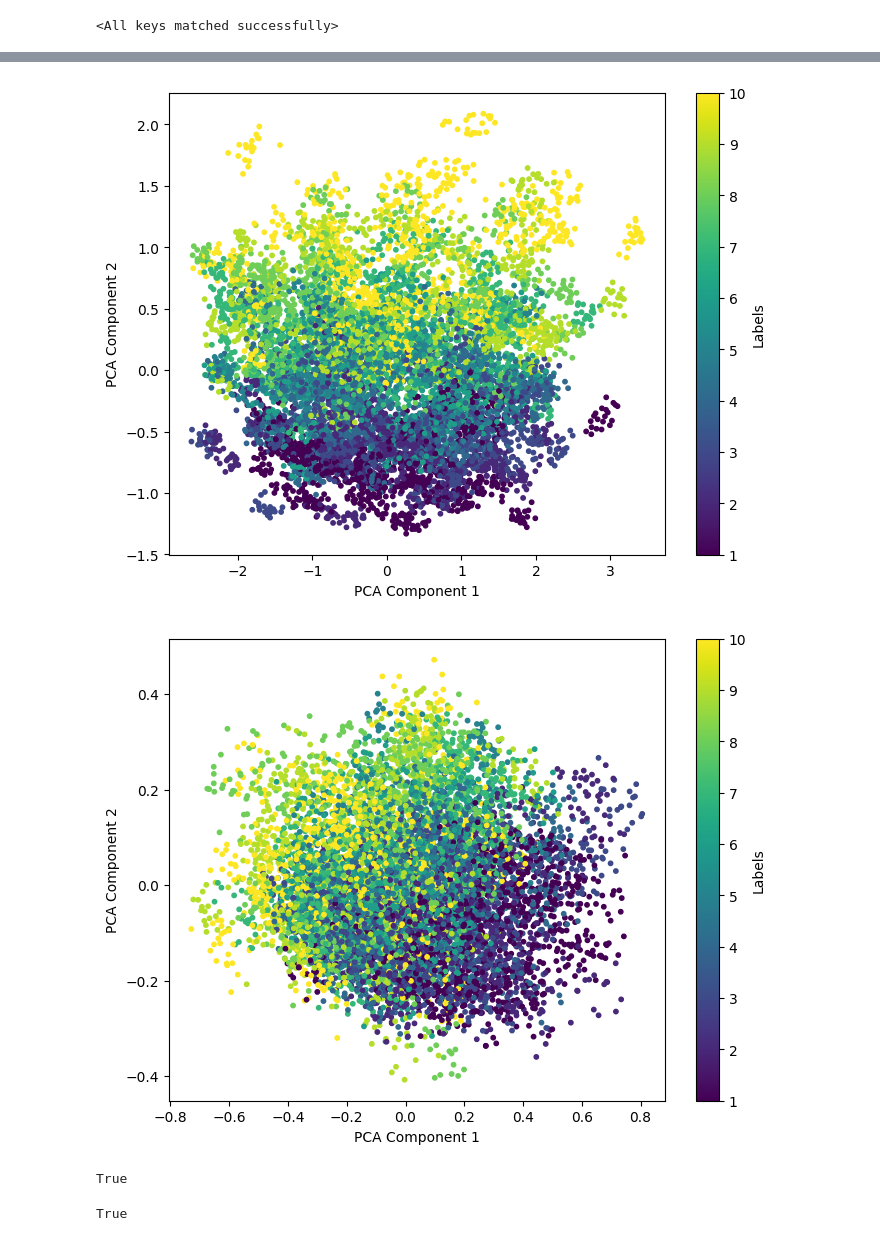
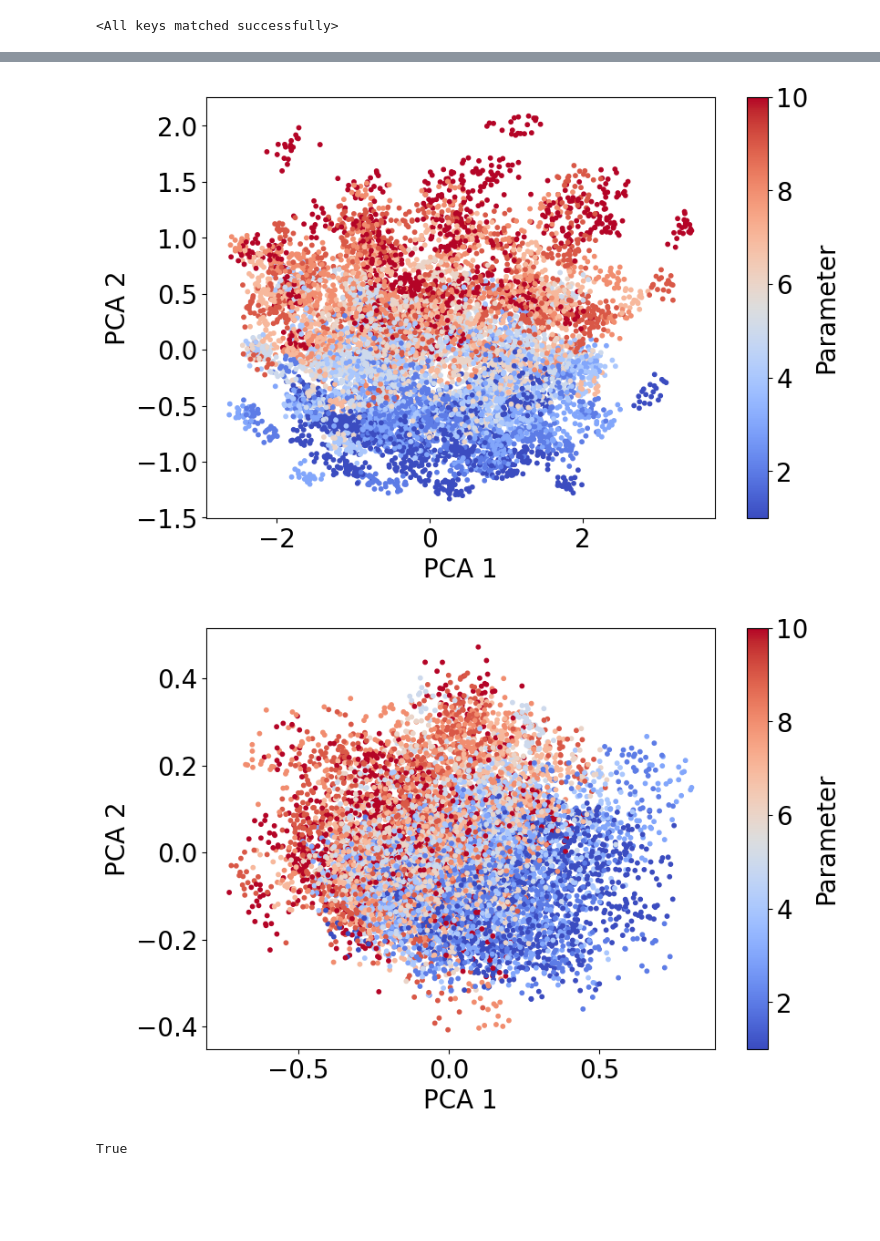
Before and after one commit to JackToppen/ABM-VAE-project, a Jupyter notebook: model.ipynb, the cells around one changed output, grey strips where cells are left out. Drawn from its saved outputs; the diff is of its cells as text; code cells hidden in the pictures; blank space fills up the shorter version.

Commit message:
figure updates

```diff
--- a/model.ipynb
+++ b/model.ipynb
@@ -862,7 +863,7 @@ Epoch[100/100] ELBO: -571.619, Error: 559.647, KL: 11.971
 CPU times: user 3h 2min 20s, sys: 2h 35min 24s, total: 5h 37min 44s
 Wall time: 18h 32min 58s
 # %%
-# spatial_vae = spatialVAE().to(device)
-# spatial_vae.load_state_dict(torch.load("spatial_vae.pt"))
+spatial_vae = spatialVAE().to(device)
+spatial_vae.load_state_dict(torch.load("spatial_vae.pt"))
 # %% [output]
 <All keys matched successfully>
@@ -869,40 +906,43 @@ Wall time: 18h 32min 58s
 # %%
+import matplotlib
 from sklearn.decomposition import PCA
 
 # Initialize an empty list to store latent space representations and labels
 latent_space_representations = []
 labels = []
 
 # Set VAE model to evaluation mode
 spatial_vae.eval()
 
 # Iterate over batches in train loader
 for batch_data, batch_labels, _ in train_loader:
     # Forward pass through VAE to obtain latent space representations
     with torch.no_grad():
         _, mu, _, _ = spatial_vae.encode(batch_data.to(device))
 
     # Append mu and labels to the respective lists
     latent_space_representations.append(mu.cpu().numpy())
     labels.append(batch_labels.cpu().numpy())
 
 # Concatenate or aggregate latent space representations from all batches
 latent_space_array = np.concatenate(latent_space_representations, axis=0)
 labels_array = np.concatenate(labels, axis=0)
 
 # Apply PCA to reduce dimensionality to 2 dimensions
 pca = PCA(n_components=2)
 latent_space_pca = pca.fit_transform(latent_space_array)
 
 # Visualize the PCA of the latent space with colors according to labels
-plt.figure(figsize=(8, 6))
-plt.scatter(latent_space_pca[:, 0], latent_space_pca[:, 1], c=labels_array, cmap='viridis', s=10)
-plt.xlabel('PCA Component 1')
-plt.ylabel('PCA Component 2')
-plt.colorbar(label='Labels')
+matplotlib.rcParams.update({'font.size': 20})
+plt.figure(figsize=(9, 6))
+plt.scatter(latent_space_pca[:, 0], latent_space_pca[:, 1], c=labels_array, cmap='coolwarm', s=10)
+plt.xlabel('PCA 1')
+plt.ylabel('PCA 2')
+plt.colorbar(label='Parameter')
+plt.savefig('spatial_mean_pca.pdf')
 plt.show()
 # %% [output]
-[figure, old version]
+[figure, new version]
 # %%
 from sklearn.decomposition import PCA
 
@@ -932,14 +972,15 @@ pca = PCA(n_components=2)
 latent_space_pca = pca.fit_transform(latent_space_array)
 
 # Visualize the PCA of the latent space with colors according to labels
-plt.figure(figsize=(8, 6))
-plt.scatter(latent_space_pca[:, 0], latent_space_pca[:, 1], c=labels_array, cmap='viridis', s=10)
-plt.xlabel('PCA Component 1')
-plt.ylabel('PCA Component 2')
-plt.colorbar(label='Labels')
+plt.figure(figsize=(9, 6))
+plt.scatter(latent_space_pca[:, 0], latent_space_pca[:, 1], c=labels_array, cmap='coolwarm', s=10)
+plt.xlabel('PCA 1')
+plt.ylabel('PCA 2')
+plt.colorbar(label='Parameter')
+plt.savefig('spatial_logvar_pca.pdf')
 plt.show()
 # %% [output]
-[figure, old version]
+[figure, new version]
 # %%
 # pick an example
 index = 400
@@ -983,44 +1025,2 @@ cv2.imwrite("gen_spatial_lt.png", make_image(gen_locations, gen_states))
 # %% [output]
 True
-# %%
-# pick an example
-index = 3
-
-# get original image and locations/states to compare
-orig = dataset.data[index].unsqueeze(0)
-orig_locations = dataset.locations[index]
-orig_states = dataset.states[index]
-orig_rotated = torch.tensor(dataset.rotated[index]).float().to(device).unsqueeze(dim = 0)
-
-# re-create image and send to cpu
-z = spatial_vae(orig, orig_rotated)[0]
-gen = z.view(1, 50, 50, 2)
-gen = gen.permute(0, 3, 1, 2)
-gen = gen.to("cpu").detach()[0]
-
-# round generated to nearest integer
-gen[gen < 0] = 0
-gen = torch.round(gen).to(int)
-gen_n = torch.sum(gen)
-
-# create tensors to hold generated output agents
-gen_locations = torch.zeros(gen_n, 2)
-gen_states = torch.zeros(gen_n)
-
-# hold count of agents and iterate through generated array
-count = 0
-radius = 2.5    # small nudge away from center of discretized position
-for i in range(gen.shape[0]):
-    for j in range(gen.shape[1]):
-        for k in range(gen.shape[2]):
-            for l in range(gen[i,j,k]):
-                theta = 360 * r.uniform(0,1)
-                gen_locations[count,0] = j * dx + radius * math.cos(theta)
-                gen_locations[count,1] = k * dx + radius * math.sin(theta)
-                gen_states[count] = i
-                count += 1
-
-# save images for original and generated
-cv2.imwrite("gen_spatial_3.png", make_image(gen_locations, gen_states))
-# %% [output]
-True
```
Also changed, not shown: parts of 3 cells of this notebook, 5 other files.
